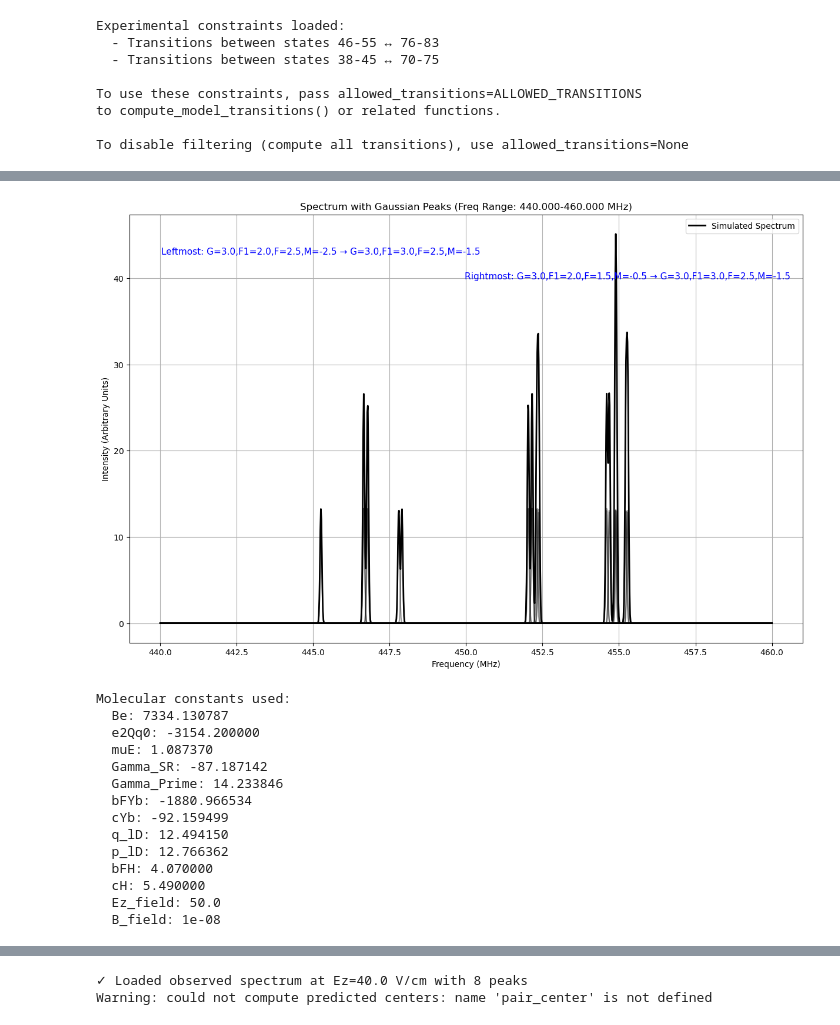
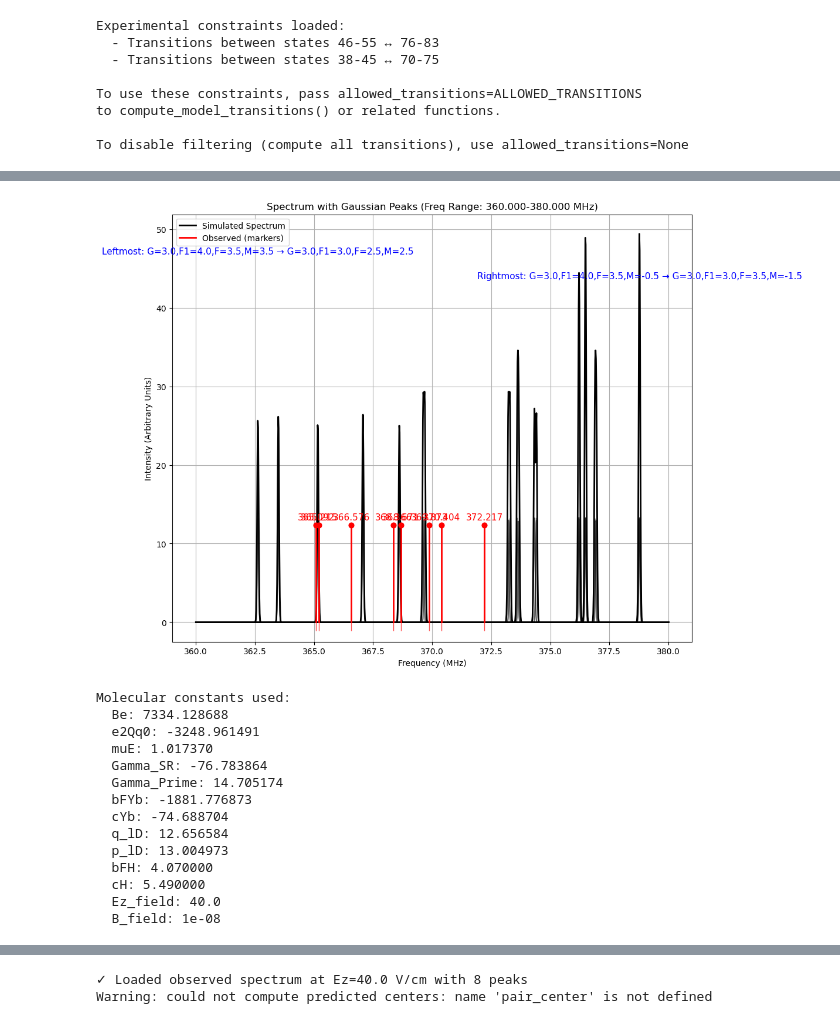
Before and after one commit to YuikiTakahashi/Molecule_spectrum_prediction, a Jupyter notebook: 173_prediction_Feb2026.ipynb, the cells around one changed output, grey strips where cells are left out. Cells and saved outputs as stored; diff of their text form; code cells hidden in the pictures.

```diff
--- a/173_prediction_Feb2026.ipynb
+++ b/173_prediction_Feb2026.ipynb
@@ -3,6 +3,7 @@
 import os
 os.environ.setdefault("KMP_DUPLICATE_LIB_OK", "TRUE")
 os.environ.setdefault("OMP_NUM_THREADS", "1")
+c_from_inversecm_to_MHz = 29979.2458
 
 import numpy as np
 import pandas as pd
@@ -365,8 +366,10 @@ def model_frequency_transform(raw_freq):
 
 
 # indices 38–55 and 70–83 (inclusive)
-#TRANSITION_INDEX_SET = list(range(10, 19)) + list(range(38, 56)) + list(range(70, 84)) + list(range(90, 95)) + list(range(110, 123)) + list(range(134, 143))
-TRANSITION_INDEX_SET = list(range(10, 19)) + list(range(38, 56)) + list(range(70, 84))
+TRANSITION_INDEX_SET = list(range(10, 19)) + list(range(38, 56)) + list(range(70, 84)) + list(range(90, 95)) + list(range(110, 123)) + list(range(134, 143))
+
+#TRANSITION_INDEX_SET = list(range(90, 95)) + list(range(110, 123)) + list(range(134, 143)) # only G=2
+#TRANSITION_INDEX_SET = list(range(10, 19)) + list(range(38, 56)) + list(range(70, 84))  # only G=3
 print(TRANSITION_INDEX_SET)
 LASER_POLARIZATION = "both"
 PARITY_SIGN = 1
@@ -1038,7 +1041,7 @@ print(f"muE (E-field sensitivity):          {manual_params['muE']:.6f} MHz/(V/cm
 print("=" * 70)
 
 # Apply parameters to the state
-set_state_parameters(X010_173, manual_params)
+set_state_parameters(X010_173, BASE_PARAMETERS)
 print("\n✓ Parameters applied to X010_173 state object")
 print("✓ Ready to run cell 13 to calculate spectrum")
 
@@ -1052,7 +1055,7 @@ obs_rug = True            # draw small ticks at observed frequencies
 obs_marker_frac = 0.15    # fraction of simulated max for marker height
 obs_label = True          # annotate observed marker positions with frequency labels
 auto_window = True        # automatically set plot window around predicted + observed
-window_pad = 0.30         # MHz padding around min/max peak positions
+window_pad = 1         # MHz padding around min/max peak positions
 
 # Read observed 0 V/cm peaks up front
 obs_freqs = None
@@ -1089,10 +1092,10 @@ if auto_window:
         freq_max = max(candidates) + window_pad
     else:
         freq_min = 374.5
-        freq_max = 375.75
+        freq_max = 378.75
 else:
     freq_min = 374.5
-    freq_max = 375.75
+    freq_max = 378.75
 
 # Generate spectrum from model transitions
 out = X010_173.calculate_two_photon_spectrum(0, 1e-8, TRANSITION_INDEX_SET, parity_sign=1, laser_polarization='orth', allowed_transitions=ALLOWED_TRANSITIONS)
@@ -1445,7 +1448,7 @@ def plot_spectrum_with_constants_2(
     bFYb=None, cYb=None, q_lD=None, p_lD=None,
     bFH=None, cH=None, bfH=None,  # bFH is the model key; bfH is accepted as alias
     Ez_field=0.0, B_field=1e-8,
-    freq_min=None, freq_max=None, auto_window=True, window_pad=0.30,
+    freq_min=None, freq_max=None, auto_window=True, window_pad=1,
     freq_width=0.02, obs_marker_frac=0.15, obs_label=True, obs_rug=True,
     show_predicted_centers=True,
 ):
@@ -1695,20 +1743,20 @@ Molecular constants used:
 # %%
 plot_spectrum_with_constants_2(
-    Be=7334.130787,
-    e2Qq0=-3154.2,
-    muE=1.087370,
-    Gamma_SR=-87.187142,
-    Gamma_Prime=14.233846,
-    bFYb=-1880.966534,
-    cYb=-92.159499,
-    q_lD=12.494150,
-    p_lD=12.766362,
-    bfH= 4.07,
+    Be= 0.2446402  *c_from_inversecm_to_MHz,
+    e2Qq0= -0.10837369 *c_from_inversecm_to_MHz ,
+    muE= 1.01737  ,
+    Gamma_SR= -0.002561234   *c_from_inversecm_to_MHz,
+    Gamma_Prime= 0.0004905118  *c_from_inversecm_to_MHz,
+    bFYb= -0.06276932   *c_from_inversecm_to_MHz,
+    cYb= -0.002491347   *c_from_inversecm_to_MHz,
+    q_lD= 0.0004221782   *c_from_inversecm_to_MHz,
+    p_lD= 0.0004337992  *c_from_inversecm_to_MHz,
+    bfH= 4.07  ,
     cH= 5.49,
-    Ez_field=50.0,   # V/cm
+    Ez_field=40.0,   # V/cm
     B_field=1e-8,
-    freq_min=440,
-    freq_max=460,
+    freq_min=360,
+    freq_max=380,
     freq_width=0.03,          # sharper peaks
     obs_marker_frac=0.25      # taller markers
 )
@@ -1719,15 +1766,15 @@ Observed 0 V/cm spectrum not available; overlay skipped.
-[figure, old version]
+[figure, new version]
 Molecular constants used:
-  Be: 7334.130787
-  e2Qq0: -3154.200000
-  muE: 1.087370
-  Gamma_SR: -87.187142
-  Gamma_Prime: 14.233846
-  bFYb: -1880.966534
-  cYb: -92.159499
-  q_lD: 12.494150
-  p_lD: 12.766362
+  Be: 7334.128688
+  e2Qq0: -3248.961491
+  muE: 1.017370
+  Gamma_SR: -76.783864
+  Gamma_Prime: 14.705174
+  bFYb: -1881.776873
+  cYb: -74.688704
+  q_lD: 12.656584
+  p_lD: 13.004973
   bFH: 4.070000
   cH: 5.490000
-  Ez_field: 50.0
+  Ez_field: 40.0
   B_field: 1e-08
```
Also changed, not shown: parts of 27 cells of this notebook, 3 other files.
